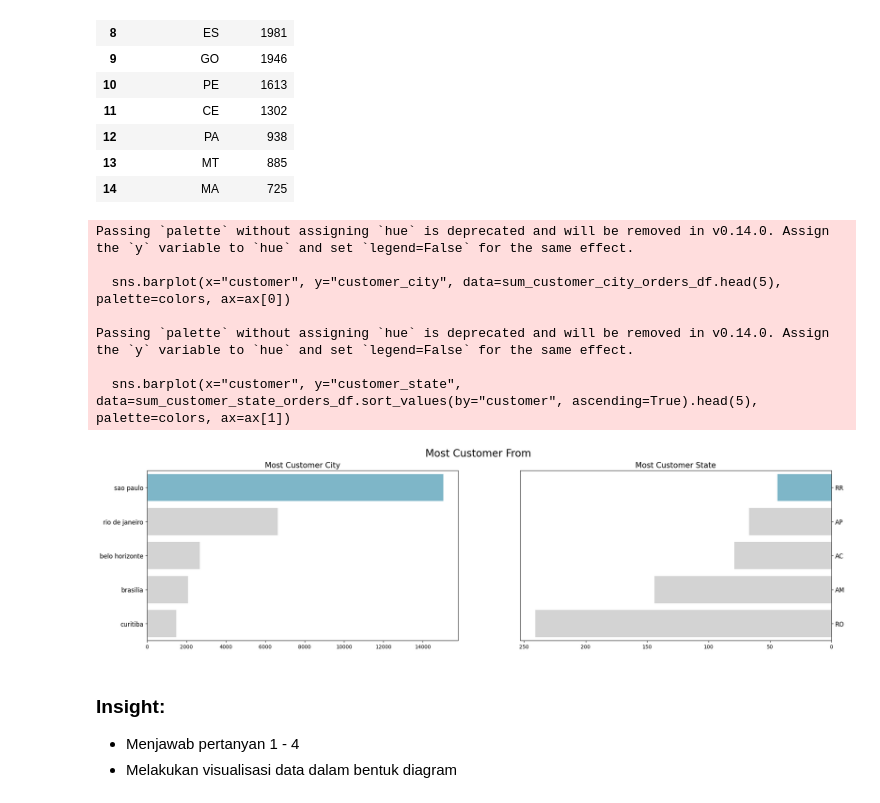
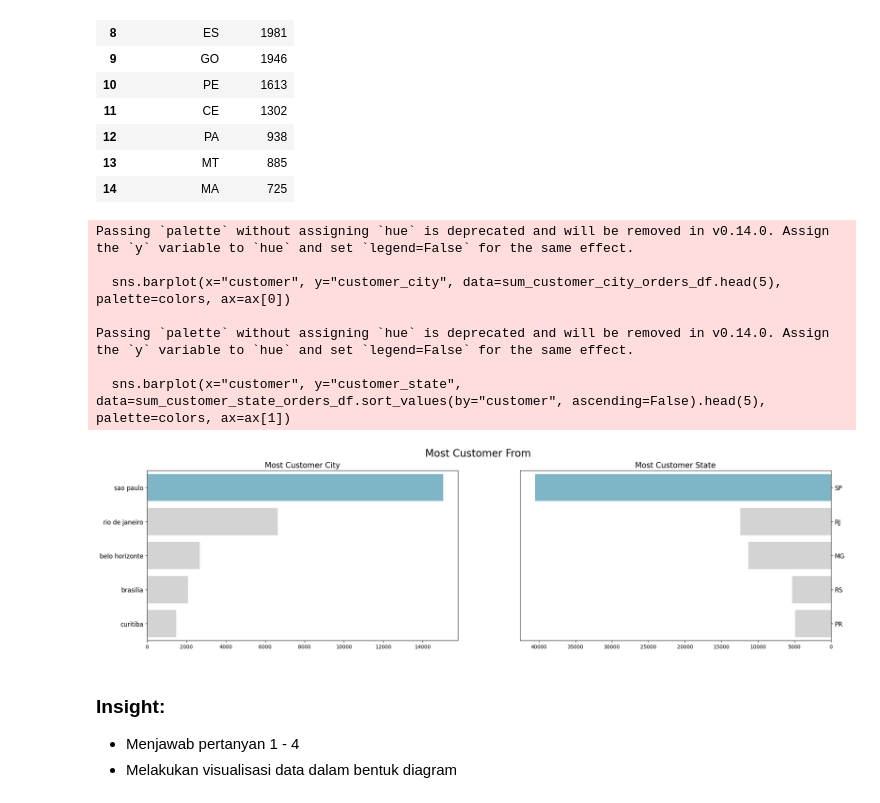
Before and after one commit to Sands225/e-commerce-dashboard, a Jupyter notebook: data-science-project.ipynb, the cells around one changed output. Cells and saved outputs as stored; diff of their text form; code cells hidden in the pictures.

```diff
--- a/data-science-project.ipynb
+++ b/data-science-project.ipynb
@@ -1254,34 +1276,34 @@ sum_customer_state_orders_df.head(15)
 # %%
 fig, ax = plt.subplots(nrows=1, ncols=2, figsize=(24, 6))
 
 colors = ["#72BCD4", "#D3D3D3", "#D3D3D3", "#D3D3D3", "#D3D3D3"]
 
 sns.barplot(x="customer", y="customer_city", data=sum_customer_city_orders_df.head(5), palette=colors, ax=ax[0])
 ax[0].set_ylabel(None)
 ax[0].set_xlabel(None)
 ax[0].set_title("Most Customer City", loc="center", fontsize=15)
 ax[0].tick_params(axis ='y', labelsize=12)
 
-sns.barplot(x="customer", y="customer_state", data=sum_customer_state_orders_df.sort_values(by="customer", ascending=True).head(5), palette=colors, ax=ax[1])
+sns.barplot(x="customer", y="customer_state", data=sum_customer_state_orders_df.sort_values(by="customer", ascending=False).head(5), palette=colors, ax=ax[1])
 ax[1].set_ylabel(None)
 ax[1].set_xlabel(None)
 ax[1].invert_xaxis()
 ax[1].yaxis.set_label_position("right")
 ax[1].yaxis.tick_right()
 ax[1].set_title("Most Customer State", loc="center", fontsize=15)
 ax[1].tick_params(axis='y', labelsize=12)
 
 plt.suptitle("Most Customer From", fontsize=20)
 plt.show()
 # %% [output]
 Passing `palette` without assigning `hue` is deprecated and will be removed in v0.14.0. Assign the `y` variable to `hue` and set `legend=False` for the same effect.
 
   sns.barplot(x="customer", y="customer_city", data=sum_customer_city_orders_df.head(5), palette=colors, ax=ax[0])
 
 Passing `palette` without assigning `hue` is deprecated and will be removed in v0.14.0. Assign the `y` variable to `hue` and set `legend=False` for the same effect.
 
-  sns.barplot(x="customer", y="customer_state", data=sum_customer_state_orders_df.sort_values(by="customer", ascending=True).head(5), palette=colors, ax=ax[1])
+  sns.barplot(x="customer", y="customer_state", data=sum_customer_state_orders_df.sort_values(by="customer", ascending=False).head(5), palette=colors, ax=ax[1])
-[figure, old version]
+[figure, new version]
 # %% [markdown]
 ### **Insight:**
 - Menjawab pertanyan 1 - 4
```
Also changed, not shown: parts of 7 cells of this notebook.
